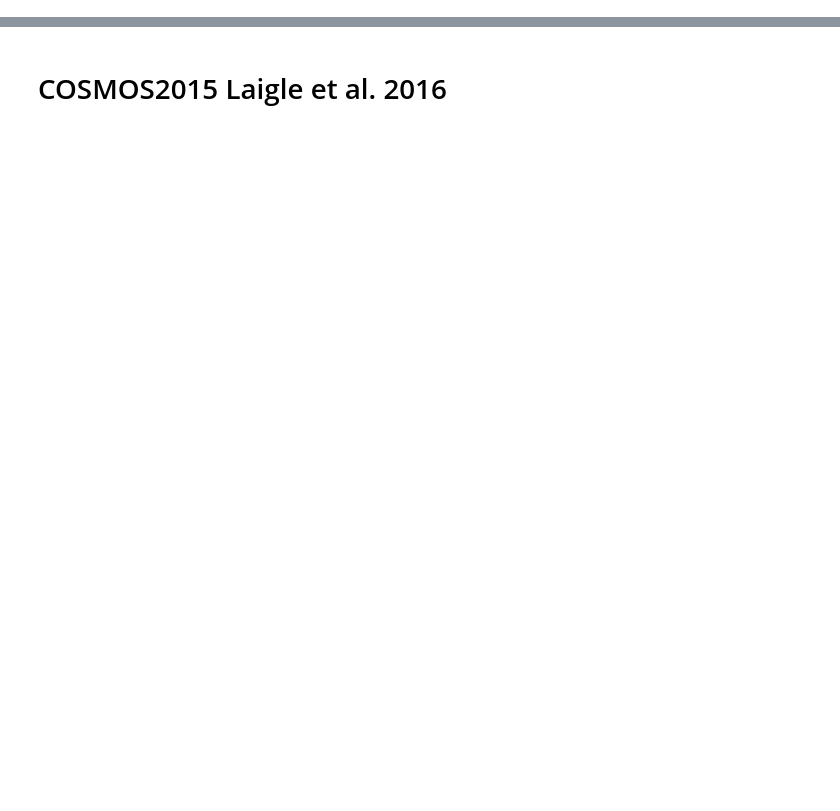
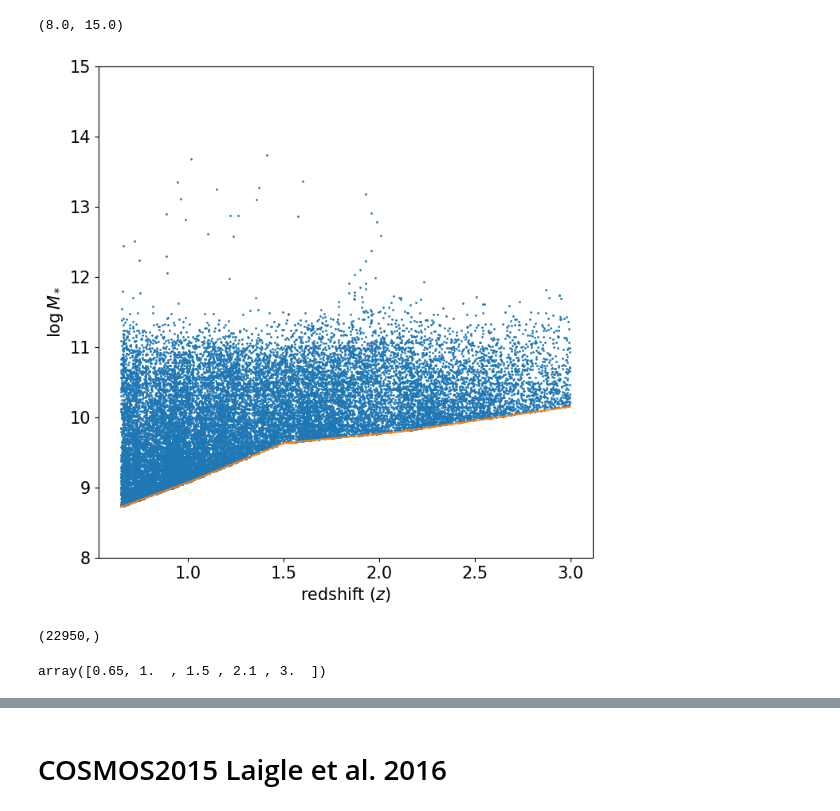
Before and after one commit to fedehope/zSMF, a Jupyter notebook: nb/3dhst_cosmos_cat.ipynb, the cells around one changed output, grey strips where cells are left out. Cells and saved outputs as stored; diff of their text form; code cells hidden in the pictures; blank space fills up the shorter version.

```diff
--- a/nb/3dhst_cosmos_cat.ipynb
+++ b/nb/3dhst_cosmos_cat.ipynb
@@ -46,0 +49,33 @@ def gathering_data(data, zmin, zmax):
+# %%
+def mass_completeness_limit(z):
+
+    x_values = [0.65, 1.0, 1.5, 2.1, 3.0]
+    y_values = [8.72, 9.07, 9.63, 9.79, 10.15]
+
+    f = interp1d(x_values, y_values)
+    return f(z)
+
+
+
+def gathering_data(data, zmin, zmax):
+
+    hst = data
+    mask_zlim = (hst['z_peak'].data > zmin) & (hst['z_peak'].data < zmax)
+
+    z_tot = hst['z_peak'].data[mask_zlim]
+    x_tot = hst['lmass'].data[mask_zlim]
+
+
+    mass_comp_lim = mass_completeness_limit(z_tot)
+    # mask_mlim = []
+    # for i in range(len(x_median_tot)):
+    #     mask_mlim.append(x_median_tot[i] > mass_comp_lim[i])
+    mask_mlim = x_tot > mass_completeness_limit(z_tot)
+
+
+    mask = (mask_mlim)
+
+    z = z_tot[mask].astype(np.float32)
+    x = x_tot[mask].astype(np.float32)
+
+    return z, x
@@ -46,0 +95,14 @@ def gathering_data(data, zmin, zmax):
+# %%
+z, x = gathering_data(hst, 0.65, 3.0)
+# %%
+z_lin = np.linspace(0.65, 3.0, 100)
+plt.figure(figsize=(8,8))
+plt.plot(z, x, 'o', markersize=1)
+plt.plot(z_lin, mass_completeness_limit(z_lin))
+plt.xlabel(r"redshift ($z$)")
+plt.ylabel(r"$\log M_*$")
+# plt.xlim(0.5, 3.5)
+plt.ylim(8., 15)
+# %% [output]
+(8.0, 15.0)
+[figure, added]
@@ -46,0 +111,4 @@ def gathering_data(data, zmin, zmax):
+# %%
+x.shape
+# %% [output]
+(22950,)
@@ -46,0 +124,4 @@ def gathering_data(data, zmin, zmax):
+# %%
+mass_complete[:,0]
+# %% [output]
+array([0.65, 1.  , 1.5 , 2.1 , 3.  ])
```
Also changed, not shown: parts of 22 cells of this notebook, 1 other file.
